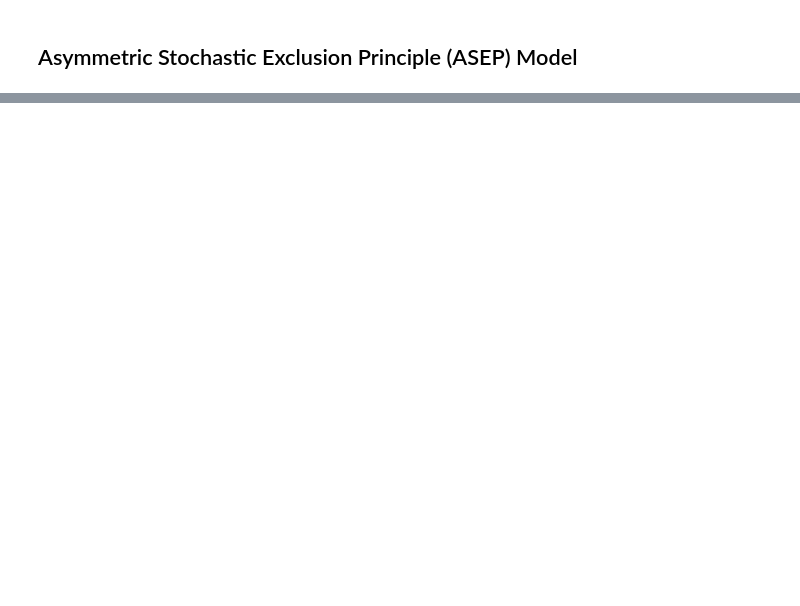
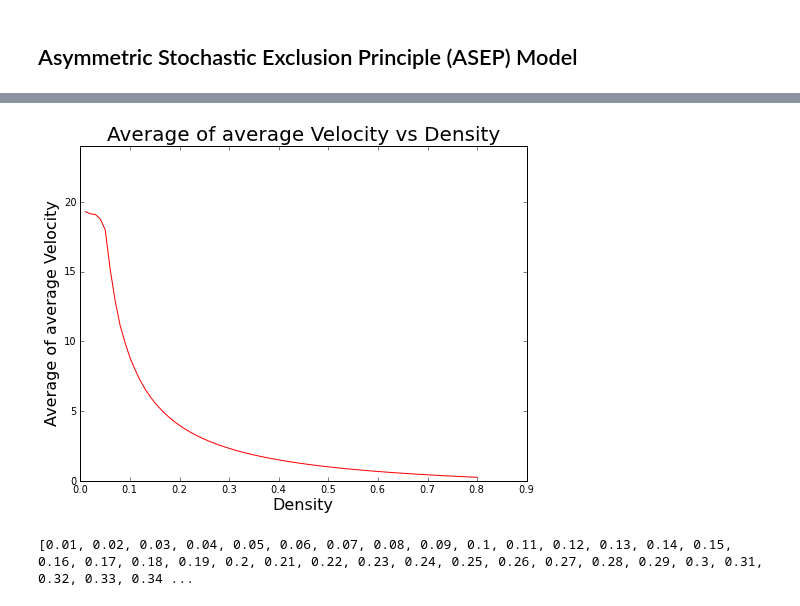
Before and after one commit to ewjohnst/PHYS202-S13, a Jupyter notebook: Project/Project.ipynb, the cells around one changed output, grey strips where cells are left out. Saved outputs shown, nothing was run; the diff lists cells and outputs as text; code cells hidden in the pictures; blank space fills up the shorter version.

```diff
--- a/Project/Project.ipynb
+++ b/Project/Project.ipynb
@@ -263,0 +383,7 @@ highway = initial_conditions("CA184", 40, 10, 5)
+# %%
+densarray1 = [] #make an empty array of densities to fill later
+for d in range(10,810,10): #for each density starting at .01 to .80 in steps of .01
+    initial_conditions("STCA", 1000., d, 20, 0, 150) #go through the model for STCA for each density
+    densarray1.append((d)/1000.) #put the number of cars/roadlength in the empty array above
+
+print densarray1 #return the array to make sure everything is correct
@@ -263,0 +392,6 @@ highway = initial_conditions("CA184", 40, 10, 5)
+# %%
+aveavevel1 = np.zeros(len(densarray1)) #make an array the same length as the final density array above
+for d in range(10,810,10): #for each density starting at .01 to .80 in steps of .01
+    avevel1 = initial_conditions("STCA", 1000., d , 20, 0, 150)[1] #the average velocity each time is the 2nd value returned from the STCA model in initial conditions
+    aveavevel1[d/10.-1] = np.sum(avevel1)/len(avevel1) #the average of all those averages is the sum of them divided by the length of the avevel1 array
+print aveavevel1 #return the average of my averages, and make sure everything is correct
@@ -263,0 +415,10 @@ highway = initial_conditions("CA184", 40, 10, 5)
+# %%
+figure(figsize=(8,6)) #make the graph larger
+plot(densarray1, aveavevel1, label="averaged velocity", color="red")
+ylim(0,24) #make y-limit larger we're sure no data is cut off
+title("Average of average Velocity vs Density", fontsize=20)
+xlabel("Density", fontsize=16)
+ylabel("Average of average Velocity", fontsize=16)
+show()
+# %% [output]
+[figure, added]
@@ -263,0 +428,9 @@ highway = initial_conditions("CA184", 40, 10, 5)
+# %%
+densarray2 = []#make an empty array of densities to fill later
+for d in range(10,810,10):  #for each density starting at .01 to .80 in steps of .01
+    initial_conditions("STCA", 1000., d, 10, 0, 150) #go through the model for STCA for each density
+    densarray2.append((d)/1000.) #put the number of cars/roadlength in the empty array above
+
+print densarray2 #return the array to make sure everything is correct
+# %% [output]
+[0.01, 0.02, 0.03, 0.04, 0.05, 0.06, 0.07, 0.08, 0.09, 0.1, 0.11, 0.12, 0.13, 0.14, 0.15, 0.16, 0.17, 0.18, 0.19, 0.2, 0.21, 0.22, 0.23, 0.24, 0.25, 0.26, 0.27, 0.28, 0.29, 0.3, 0.31, 0.32, 0.33, 0.34 ...
```
Also changed, not shown: parts of 44 cells of this notebook, 4 other files.
